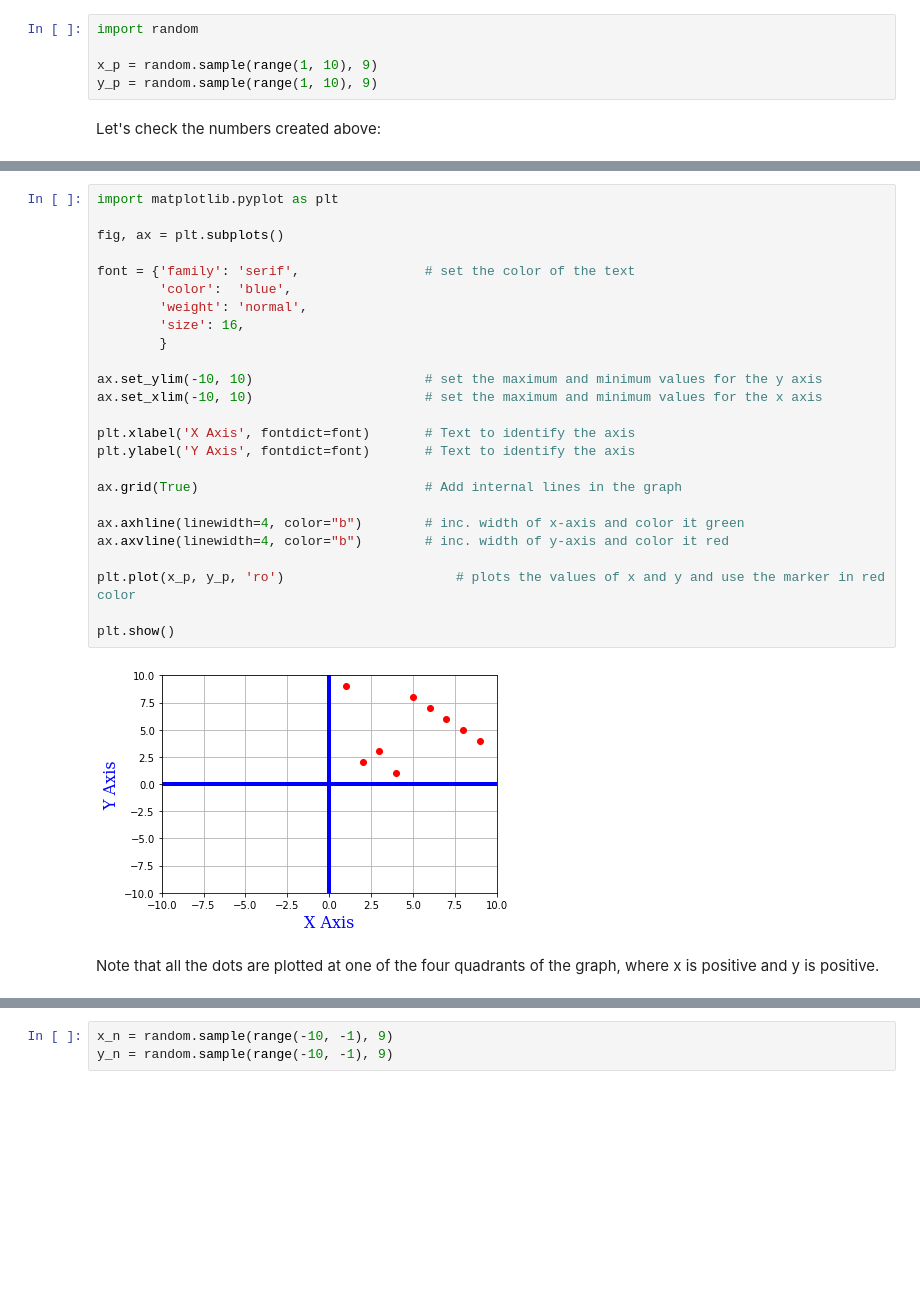
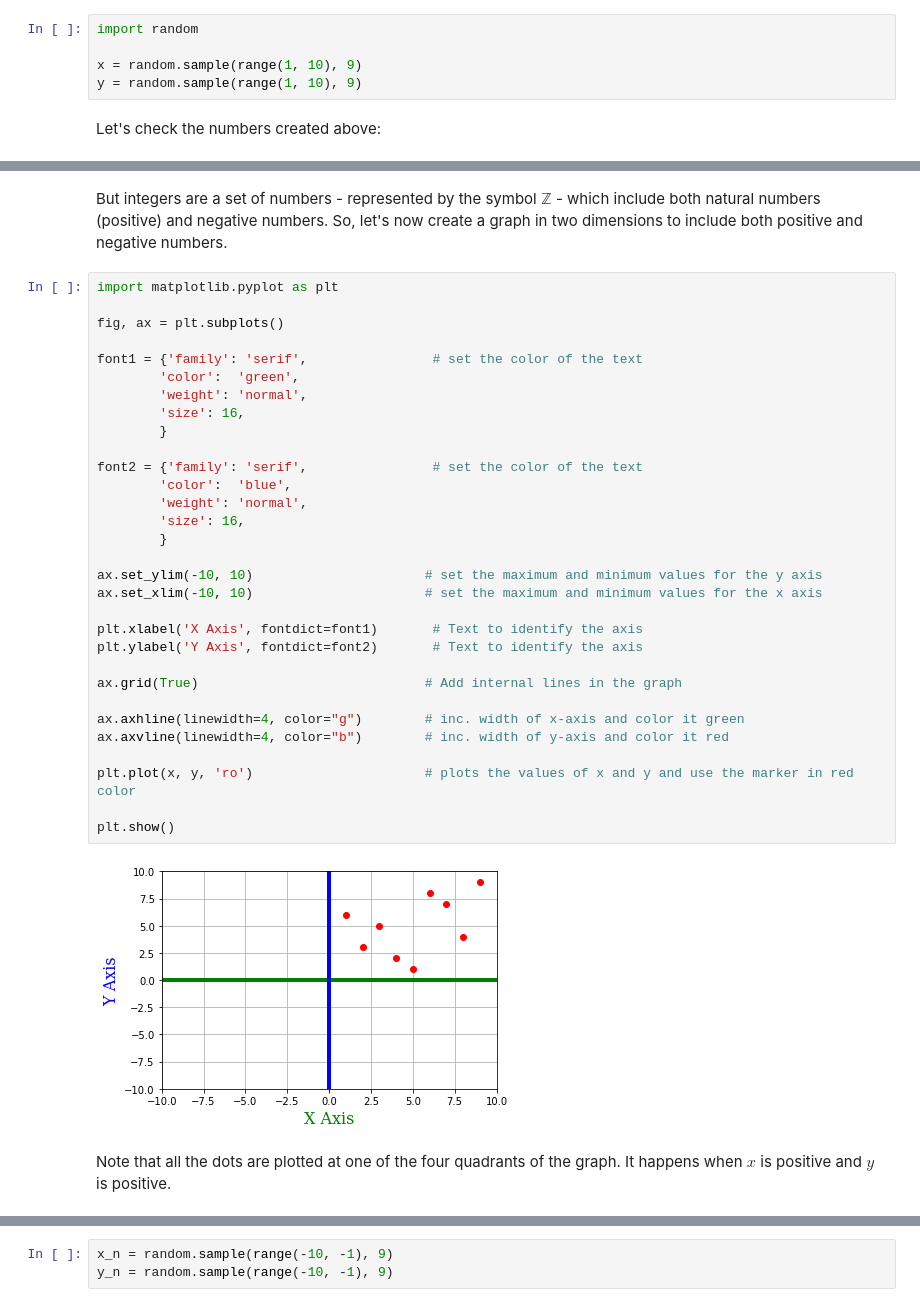
Before and after one commit to raquelsilva/programming_for_teens, a Jupyter notebook: Integers.ipynb, the cells around one changed output, grey strips where cells are left out. Cells and saved outputs as stored; diff of their text form; blank space fills up the shorter version.

```diff
--- a/Integers.ipynb
+++ b/Integers.ipynb
@@ -38,8 +12,8 @@ In this graph I fixed the Y axis in zero. But, it can also vary as in the x axis
 # %%
 import random
 
-x_p = random.sample(range(1, 10), 9)
-y_p = random.sample(range(1, 10), 9)
+x = random.sample(range(1, 10), 9)
+y = random.sample(range(1, 10), 9)
 # %% [markdown]
 Let's check the numbers created above:
 # %%
@@ -55,30 +110,38 @@ Now, I will replace x and y by the two sets created above:
+# %% [markdown]
+But integers are a set of numbers - represented by the symbol $\mathbb{Z}$ - which include both natural numbers (positive) and negative numbers. So, let's now create a graph in two dimensions to include both positive and negative numbers.
 # %%
 import matplotlib.pyplot as plt
 
 fig, ax = plt.subplots()
 
-font = {'family': 'serif',                # set the color of the text
+font1 = {'family': 'serif',                # set the color of the text
+        'color':  'green',
+        'weight': 'normal',
+        'size': 16,
+        }
+
+font2 = {'family': 'serif',                # set the color of the text
         'color':  'blue',
         'weight': 'normal',
         'size': 16,
         }
 
 ax.set_ylim(-10, 10)                      # set the maximum and minimum values for the y axis
 ax.set_xlim(-10, 10)                      # set the maximum and minimum values for the x axis
 
-plt.xlabel('X Axis', fontdict=font)       # Text to identify the axis
-plt.ylabel('Y Axis', fontdict=font)       # Text to identify the axis
+plt.xlabel('X Axis', fontdict=font1)       # Text to identify the axis
+plt.ylabel('Y Axis', fontdict=font2)       # Text to identify the axis
 
 ax.grid(True)                             # Add internal lines in the graph
 
-ax.axhline(linewidth=4, color="b")        # inc. width of x-axis and color it green
+ax.axhline(linewidth=4, color="g")        # inc. width of x-axis and color it green
 ax.axvline(linewidth=4, color="b")        # inc. width of y-axis and color it red
 
-plt.plot(x_p, y_p, 'ro')                      # plots the values of x and y and use the marker in red color
+plt.plot(x, y, 'ro')                      # plots the values of x and y and use the marker in red color
 
 plt.show()
 # %% [output]
-[figure, old version]
+[figure, new version]
 # %% [markdown]
-Note that all the dots are plotted at one of the four quadrants of the graph, where x is positive and y is positive.
+Note that all the dots are plotted at one of the four quadrants of the graph. It happens when $x$ is positive and $y$ is positive.
 # %% [markdown]
```
Also changed, not shown: parts of 35 cells of this notebook.
